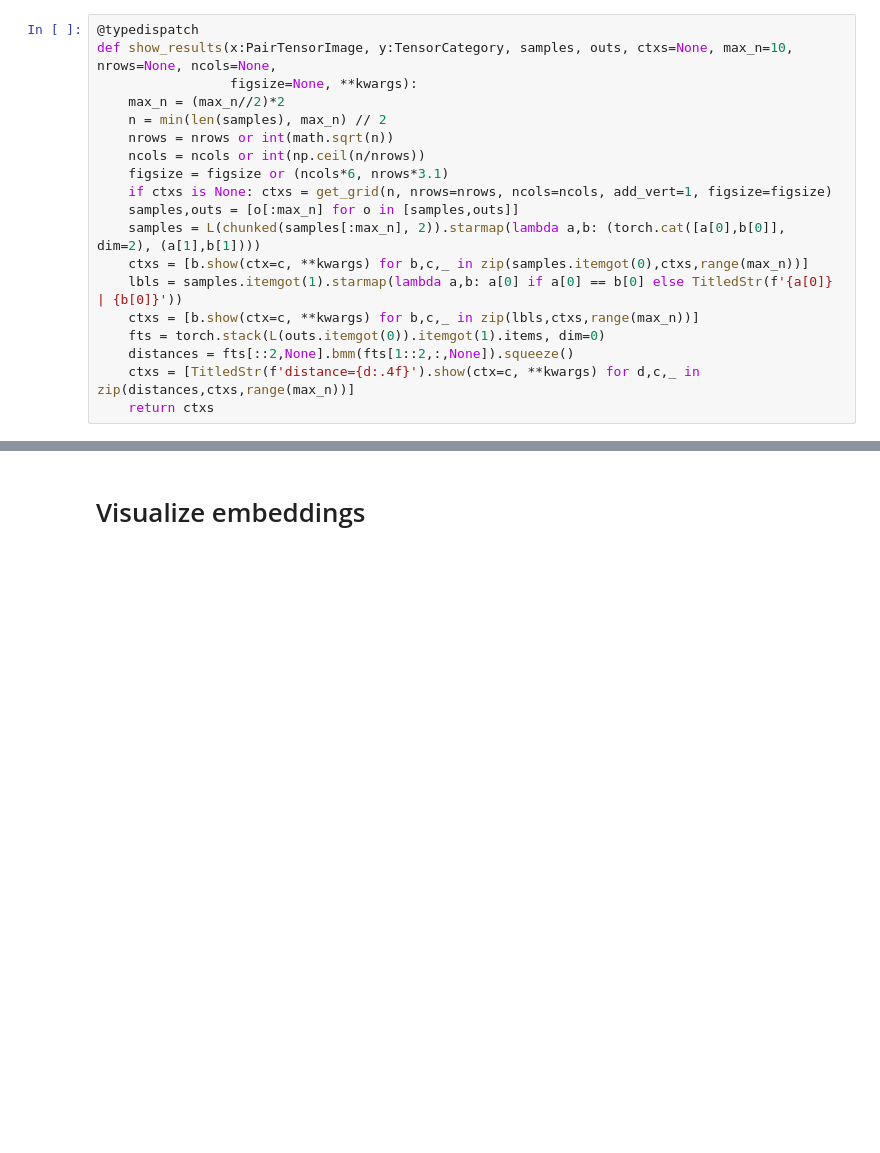
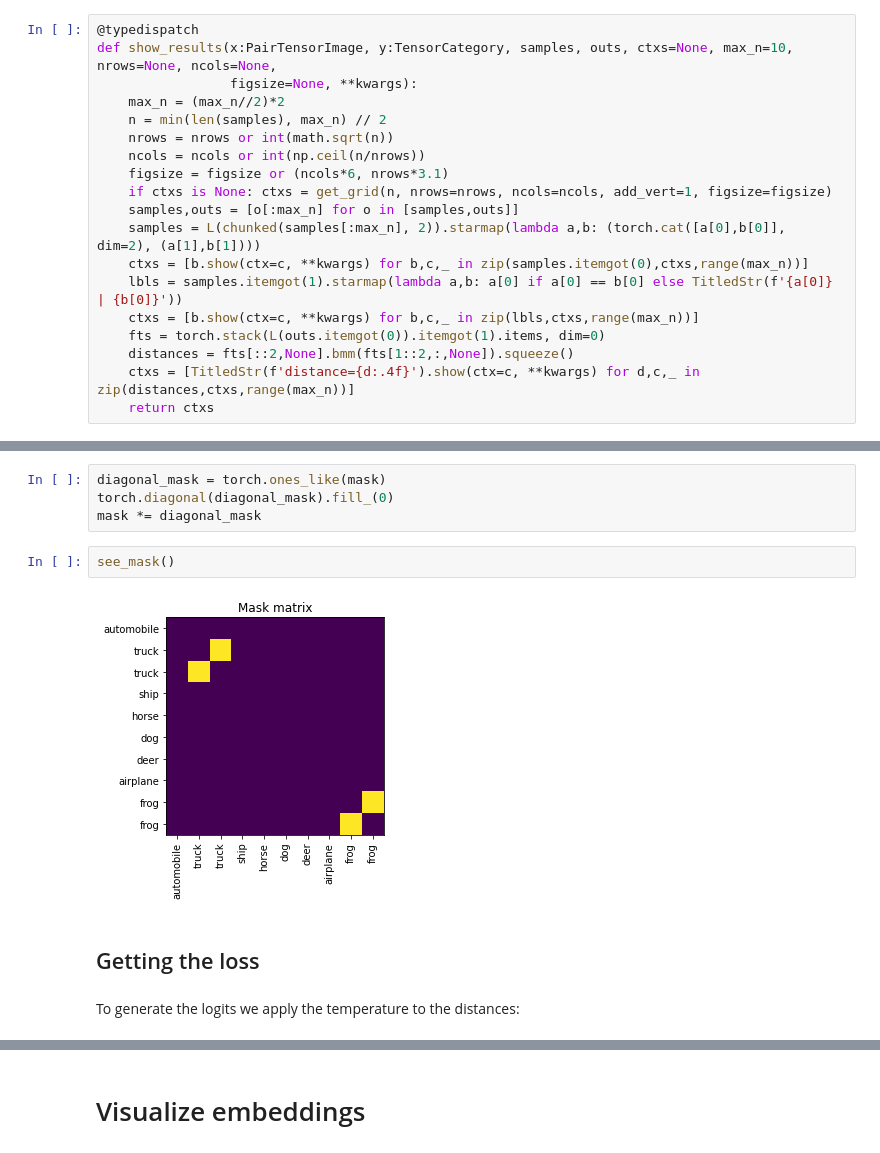
Before and after one commit to renato145/ContrastiveLoss, a Jupyter notebook: cifar10.ipynb, the cells around one changed output, grey strips where cells are left out. Saved outputs shown, nothing was run; the diff lists cells and outputs as text; blank space fills up the shorter version.

```diff
--- a/cifar10.ipynb
+++ b/cifar10.ipynb
@@ -199,0 +343,12 @@ with double_augment.disabled(): learn.show_results(max_n=18)
+# %%
+diagonal_mask = torch.ones_like(mask)
+torch.diagonal(diagonal_mask).fill_(0)
+mask *= diagonal_mask
+# %%
+see_mask()
+# %% [output]
+[figure, added]
+# %% [markdown]
+## Getting the loss
+# %% [markdown]
+To generate the logits we apply the temperature to the distances:
```
Also changed, not shown: parts of 83 cells of this notebook, 4 other files.
